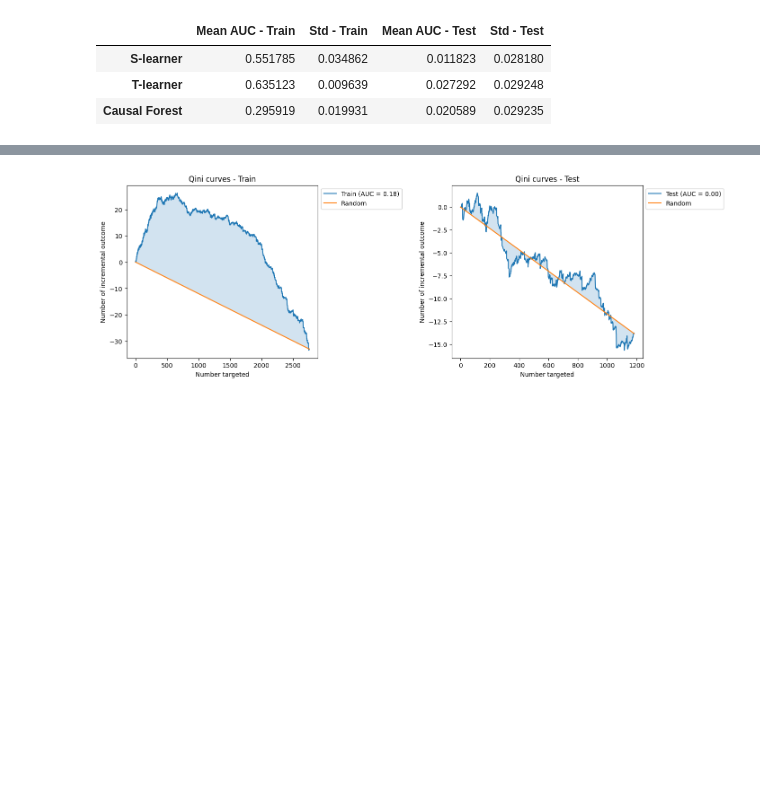
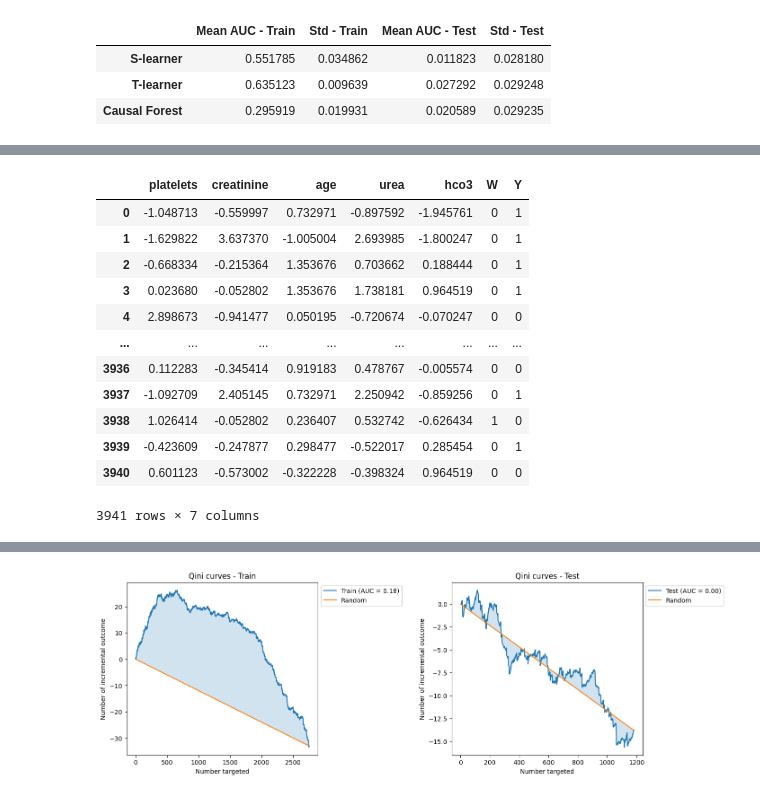
Before and after one commit to Hubert1913/research-project, a Jupyter notebook: mimic_notebook.ipynb, the cells around one changed output, grey strips where cells are left out. Cells and saved outputs as stored; diff of their text form; code cells hidden in the pictures; blank space fills up the shorter version.

```diff
--- a/mimic_notebook.ipynb
+++ b/mimic_notebook.ipynb
@@ -514,0 +529,18 @@ hyperparameters_qini_auc(full_data)
+# %%
+chosen_variables = ["platelets", "creatinine", "age", "urea", "hco3"]
+full_data_2 = imp_xs[chosen_variables].assign(W=w, Y=y)
+full_data_2
+# %% [output]
+|  | platelets | creatinine | age | urea | hco3 | W | Y |
+| 0 | -1.048713 | -0.559997 | 0.732971 | -0.897592 | -1.945761 | 0 | 1 |
+| 1 | -1.629822 | 3.637370 | -1.005004 | 2.693985 | -1.800247 | 0 | 1 |
+| 2 | -0.668334 | -0.215364 | 1.353676 | 0.703662 | 0.188444 | 0 | 1 |
+| 3 | 0.023680 | -0.052802 | 1.353676 | 1.738181 | 0.964519 | 0 | 1 |
+| 4 | 2.898673 | -0.941477 | 0.050195 | -0.720674 | -0.070247 | 0 | 0 |
+| ... | ... | ... | ... | ... | ... | ... | ... |
+| 3936 | 0.112283 | -0.345414 | 0.919183 | 0.478767 | -0.005574 | 0 | 0 |
+| 3937 | -1.092709 | 2.405145 | 0.732971 | 2.250942 | -0.859256 | 0 | 1 |
+| 3938 | 1.026414 | -0.052802 | 0.236407 | 0.532742 | -0.626434 | 1 | 0 |
+| 3939 | -0.423609 | -0.247877 | 0.298477 | -0.522017 | 0.285454 | 0 | 1 |
+| 3940 | 0.601123 | -0.573002 | -0.322228 | -0.398324 | 0.964519 | 0 | 0 |
+3941 rows × 7 columns
```
Also changed, not shown: parts of 16 cells of this notebook, 5 other files.
